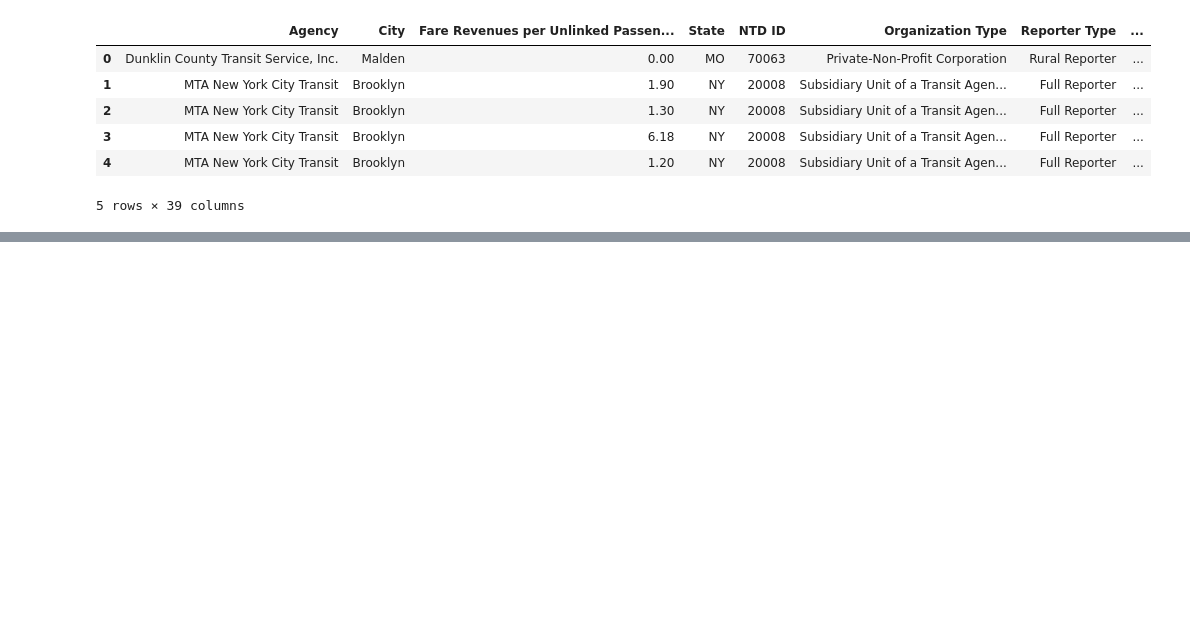
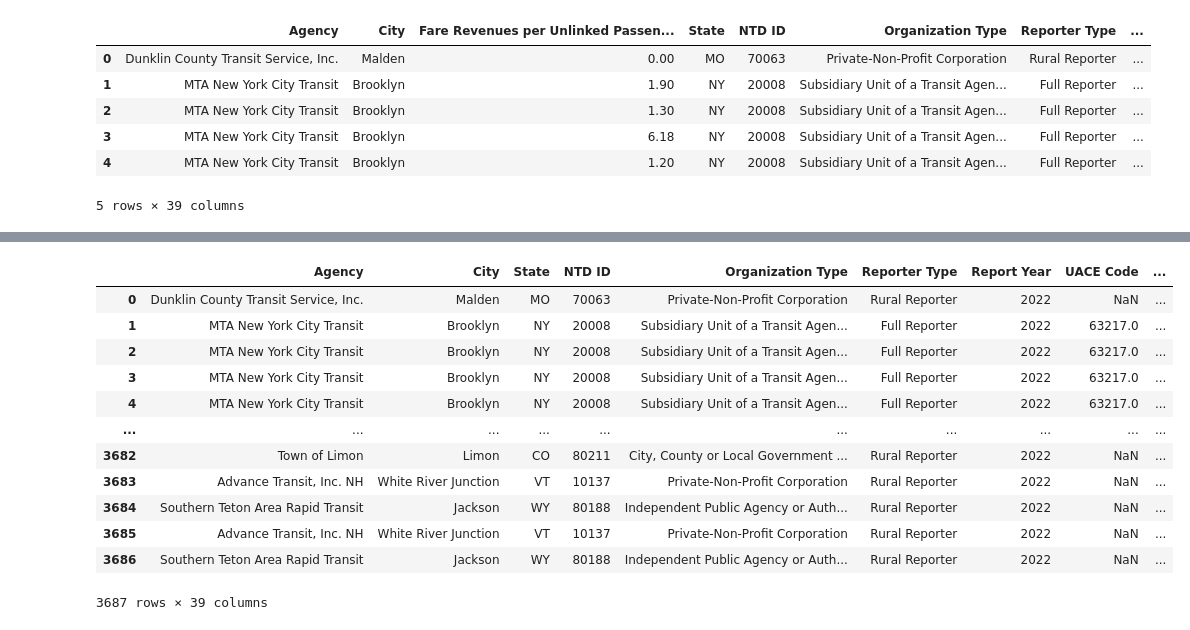
Before and after one commit to e-mission/e-mission-common, a Jupyter notebook: src/emcommon/metrics/transit/transit.ipynb, the cells around one changed output, grey strips where cells are left out. Saved outputs shown, nothing was run; the diff lists cells and outputs as text; code cells hidden in the pictures; blank space fills up the shorter version.

```diff
--- a/src/emcommon/metrics/transit/transit.ipynb
+++ b/src/emcommon/metrics/transit/transit.ipynb
@@ -50,0 +223,17 @@ Non-weighted Average Fare Revenues per Unlinked Passenger Trip: 1.56333333333333
+# %%
+fares = transit.retrieve_transit_fares_dataframe()
+fares
+# %% [output]
+|  | Agency | City | State | NTD ID | Organization Type | Reporter Type | Report Year | UACE Code | ... |
+| 0 | Dunklin County Transit Service, Inc. | Malden | MO | 70063 | Private-Non-Profit Corporation | Rural Reporter | 2022 | NaN | ... |
+| 1 | MTA New York City Transit | Brooklyn | NY | 20008 | Subsidiary Unit of a Transit Agen... | Full Reporter | 2022 | 63217.0 | ... |
+| 2 | MTA New York City Transit | Brooklyn | NY | 20008 | Subsidiary Unit of a Transit Agen... | Full Reporter | 2022 | 63217.0 | ... |
+| 3 | MTA New York City Transit | Brooklyn | NY | 20008 | Subsidiary Unit of a Transit Agen... | Full Reporter | 2022 | 63217.0 | ... |
+| 4 | MTA New York City Transit | Brooklyn | NY | 20008 | Subsidiary Unit of a Transit Agen... | Full Reporter | 2022 | 63217.0 | ... |
+| ... | ... | ... | ... | ... | ... | ... | ... | ... | ... |
+| 3682 | Town of Limon | Limon | CO | 80211 | City, County or Local Government ... | Rural Reporter | 2022 | NaN | ... |
+| 3683 | Advance Transit, Inc. NH | White River Junction | VT | 10137 | Private-Non-Profit Corporation | Rural Reporter | 2022 | NaN | ... |
+| 3684 | Southern Teton Area Rapid Transit | Jackson | WY | 80188 | Independent Public Agency or Auth... | Rural Reporter | 2022 | NaN | ... |
+| 3685 | Advance Transit, Inc. NH | White River Junction | VT | 10137 | Private-Non-Profit Corporation | Rural Reporter | 2022 | NaN | ... |
+| 3686 | Southern Teton Area Rapid Transit | Jackson | WY | 80188 | Independent Public Agency or Auth... | Rural Reporter | 2022 | NaN | ... |
+3687 rows × 39 columns
```
Also changed, not shown: parts of 16 cells of this notebook, 1 other file.
